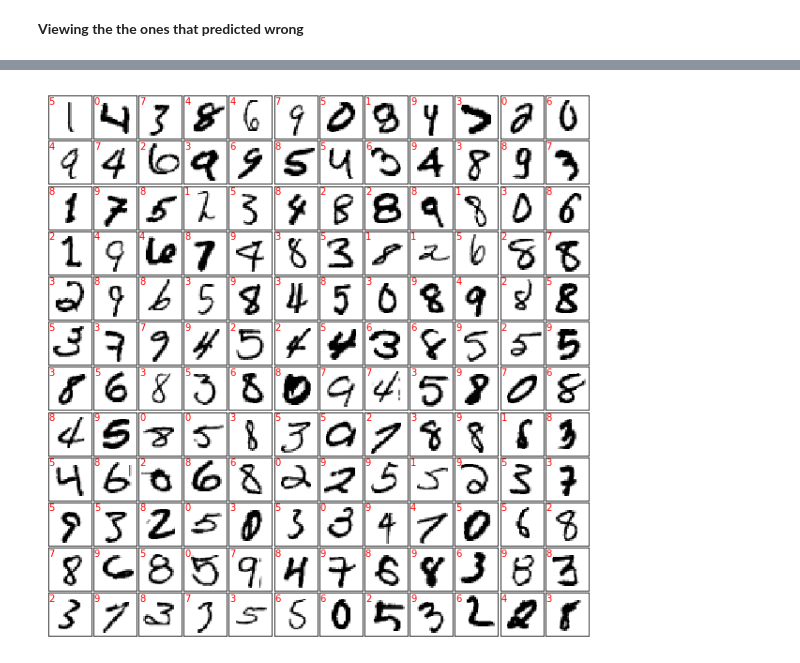
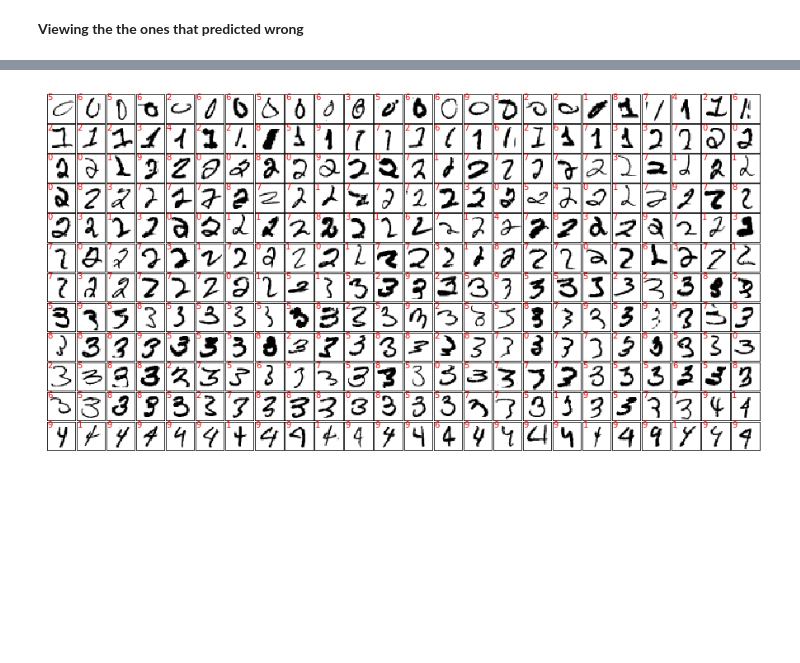
Before and after one commit to sidi-cheikh/Digit_recognizer, a Jupyter notebook: 3_Knn.ipynb, the cells around one changed output, grey strips where cells are left out. Saved outputs shown, nothing was run; the diff lists cells and outputs as text; code cells hidden in the pictures; blank space fills up the shorter version.

```diff
--- a/3_Knn.ipynb
+++ b/3_Knn.ipynb
@@ -94,23 +101,26 @@ avg / total       0.84      0.84      0.84     21000
 # %%
 wrong = X_test[y_test != predicted]
 wrong_pred = predicted[y_test != predicted]
 wrong_exp = y_test[y_test != predicted]
 
-fig = plt.figure(figsize=(8, 8))  # figure size in inches
+fig = plt.figure(figsize=(12, 12))  # figure size in inches
 fig.subplots_adjust(left=0, right=1, bottom=0, top=1, hspace=0.05, wspace=0.05)
 
+#sorting the output by number to make them easy to v
+index_sort = wrong_exp.argsort()
+
 # plot the digits: each image is 28x28 pixels
-for i in range(144):
-    ax = fig.add_subplot(12, 12, i + 1, xticks=[], yticks=[])
-    ax.imshow(wrong.reshape(-1, 28, 28)[i], cmap=plt.cm.binary,
+for i in range(288):
+    ax = fig.add_subplot(24, 24, i + 1, xticks=[], yticks=[])
+    ax.imshow(wrong[index_sort].reshape(-1, 28, 28)[i], cmap=plt.cm.binary,
               interpolation='nearest')
 
-    ax.text(0, 5, str(wrong_pred[i]), color='red')
+    ax.text(0, 5, str(wrong_pred[index_sort][i]), color='red')
 
     # label the image with the target value
     #if predicted[i] == expected[i]:
     #    ax.text(0, 7, str(predicted[i]), color='green')
     #else:
     #    ax.text(0, 7, str(predicted[i]), color='red')
 # %% [output]
-[figure, old version]
+[figure, new version]
```
Also changed, not shown: parts of 6 cells of this notebook, 1 other file.
